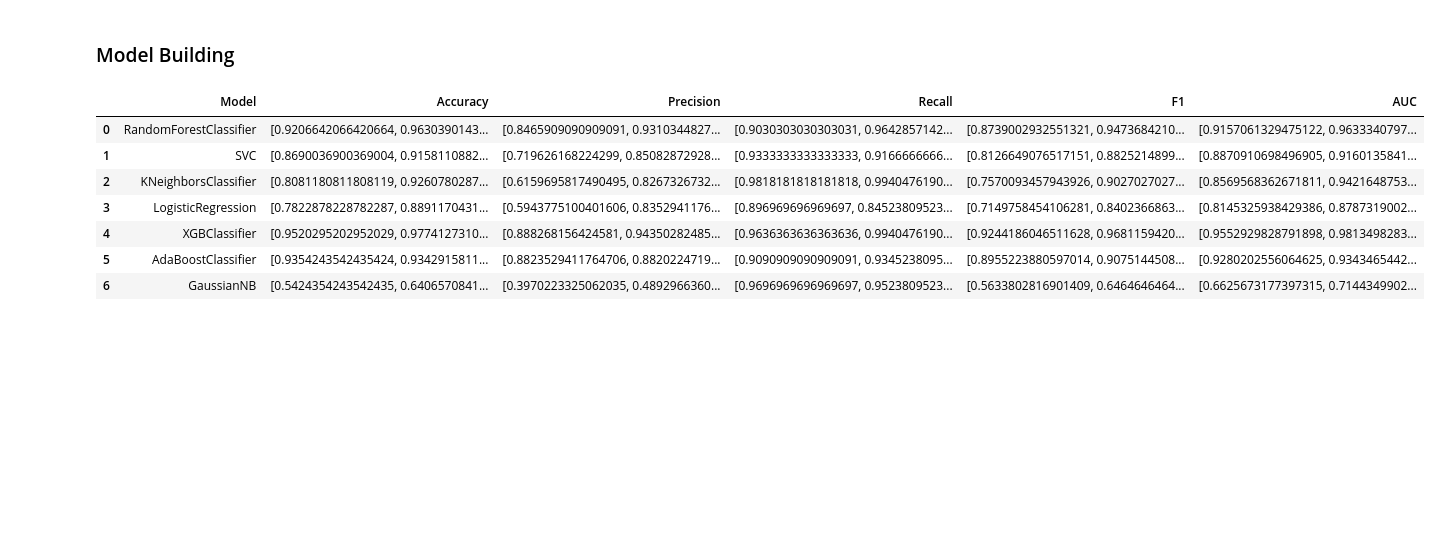
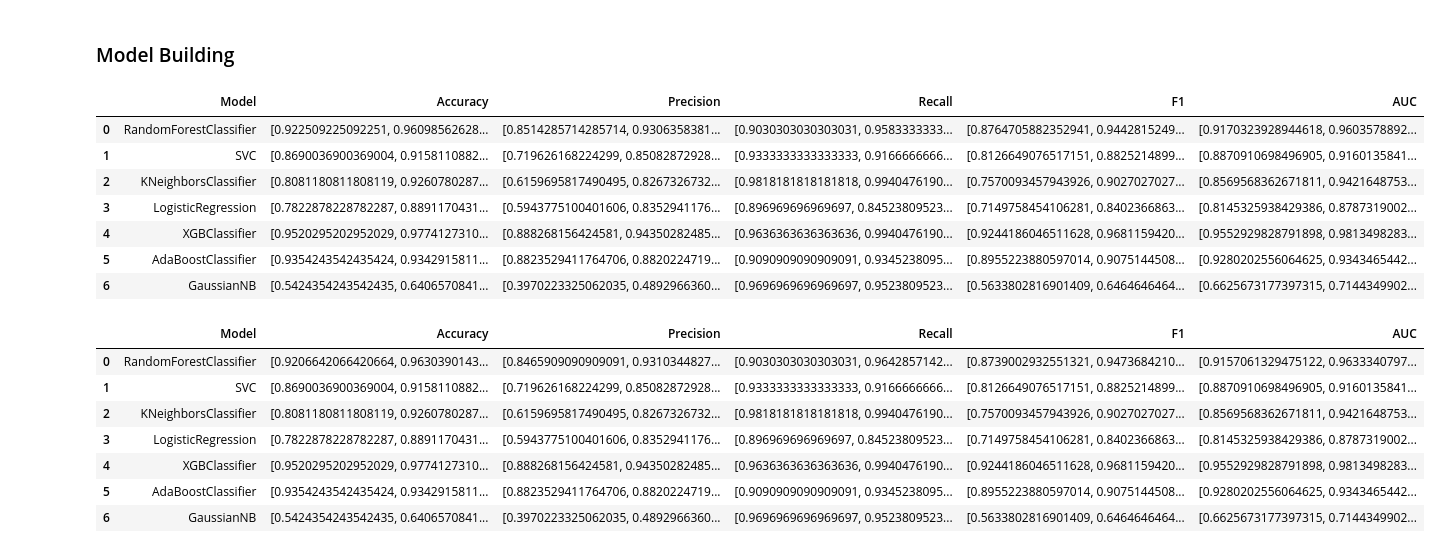
Before and after one commit to AndreCatarino/Financial-Distress-Prediction, a Jupyter notebook: docs/04_modelling.ipynb, the cells around one changed output. Cells and saved outputs as stored; diff of their text form; code cells hidden in the pictures; blank space fills up the shorter version.

Commit message:
cross_validator fix (correct handling of seq data)

```diff
--- a/docs/04_modelling.ipynb
+++ b/docs/04_modelling.ipynb
@@ -39,6 +44,39 @@ X_train, X_test , y_train, y_test = train_test_split(X, y, test_size=0.3, shuffl
 tscv = cross_validator.TimeSeriesCrossValidator(X_train, y_train)
 # %% [markdown]
 ### Model Building
+# %%
+models = [RandomForestClassifier(), SVC(), KNeighborsClassifier(), LogisticRegression(), xgb.XGBClassifier(), AdaBoostClassifier(), GaussianNB()]
+
+
+# Evaluate models using TimeSeriesCrossValidator
+accuracy_list = []
+precision_list = []
+recall_list = []
+f1_list = []
+auc_list = []
+model_names = []
+
+for model in models:
+    accuracy, precision, recall, f1, auc = tscv.evaluate(model)
+    accuracy_list.append(accuracy)
+    precision_list.append(precision)
+    recall_list.append(recall)
+    f1_list.append(f1)
+    auc_list.append(auc)
+    model_names.append(model.__class__.__name__)
+
+# Create dataframe with all metrics
+metrics_df = pd.DataFrame({'Model': model_names, 'Accuracy': accuracy_list, 'Precision': precision_list, 'Recall': recall_list, 'F1': f1_list, 'AUC': auc_list})
+metrics_df
+# %% [output]
+|  | Model | Accuracy | Precision | Recall | F1 | AUC |
+| 0 | RandomForestClassifier | [0.922509225092251, 0.96098562628... | [0.8514285714285714, 0.9306358381... | [0.9030303030303031, 0.9583333333... | [0.8764705882352941, 0.9442815249... | [0.9170323928944618, 0.9603578892... |
+| 1 | SVC | [0.8690036900369004, 0.9158110882... | [0.719626168224299, 0.85082872928... | [0.9333333333333333, 0.9166666666... | [0.8126649076517151, 0.8825214899... | [0.8870910698496905, 0.9160135841... |
+| 2 | KNeighborsClassifier | [0.8081180811808119, 0.9260780287... | [0.6159695817490495, 0.8267326732... | [0.9818181818181818, 0.9940476190... | [0.7570093457943926, 0.9027027027... | [0.8569568362671811, 0.9421648753... |
+| 3 | LogisticRegression | [0.7822878228782287, 0.8891170431... | [0.5943775100401606, 0.8352941176... | [0.896969696969697, 0.84523809523... | [0.7149758454106281, 0.8402366863... | [0.8145325938429386, 0.8787319002... |
+| 4 | XGBClassifier | [0.9520295202952029, 0.9774127310... | [0.888268156424581, 0.94350282485... | [0.9636363636363636, 0.9940476190... | [0.9244186046511628, 0.9681159420... | [0.9552929828791898, 0.9813498283... |
+| 5 | AdaBoostClassifier | [0.9354243542435424, 0.9342915811... | [0.8823529411764706, 0.8820224719... | [0.9090909090909091, 0.9345238095... | [0.8955223880597014, 0.9075144508... | [0.9280202556064625, 0.9343465442... |
+| 6 | GaussianNB | [0.5424354243542435, 0.6406570841... | [0.3970223325062035, 0.4892966360... | [0.9696969696969697, 0.9523809523... | [0.5633802816901409, 0.6464646464... | [0.6625673177397315, 0.7144349902... |
 # %%
 models = [RandomForestClassifier(), SVC(), KNeighborsClassifier(), LogisticRegression(), xgb.XGBClassifier(), AdaBoostClassifier(), GaussianNB()]
 
```
Also changed, not shown: parts of 7 cells of this notebook, 5 other files.
